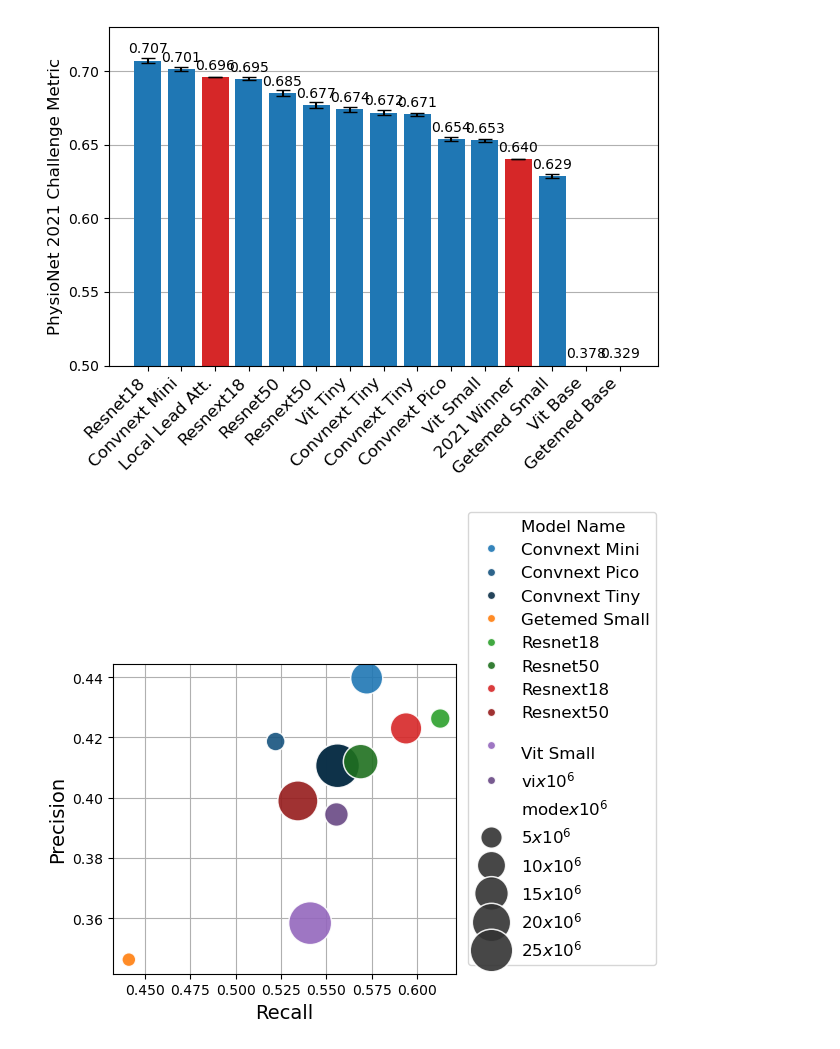
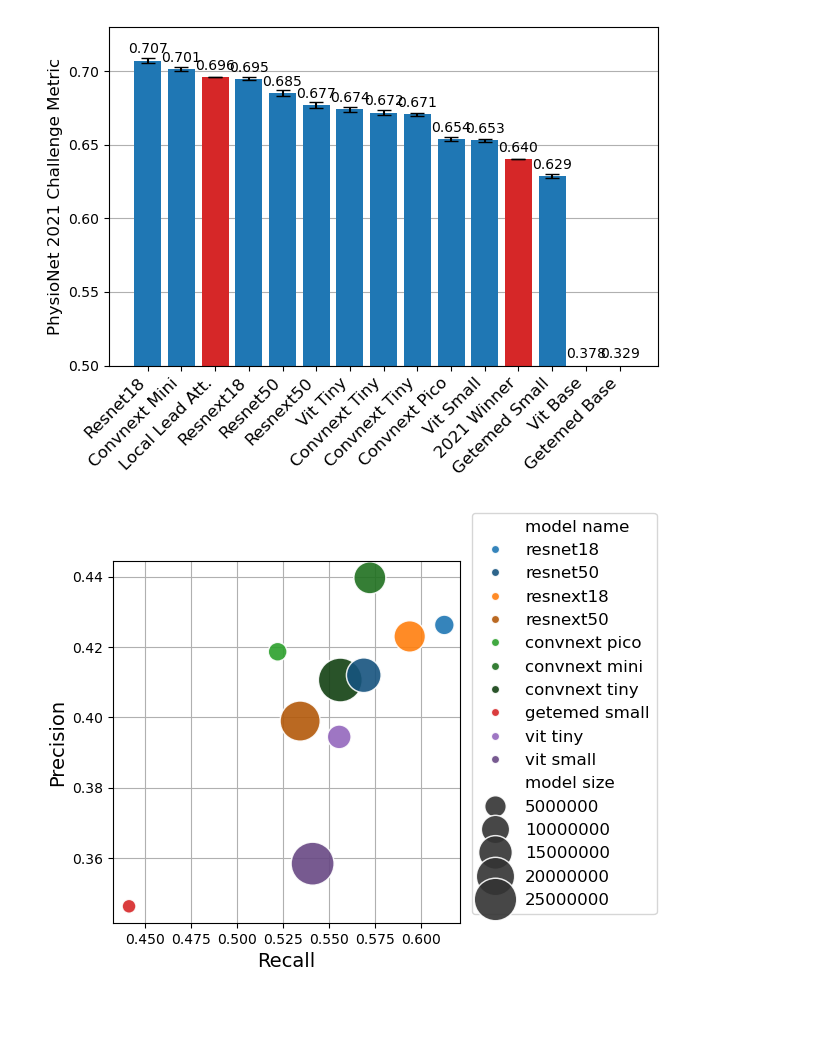
Before and after one commit to NabJa/scaling-ecg-models, a Jupyter notebook: notebooks/eval_baseline.ipynb, the cells around one changed output. Saved outputs shown, nothing was run; the diff lists cells and outputs as text; code cells hidden in the pictures; blank space fills up the shorter version.

```diff
--- a/notebooks/eval_baseline.ipynb
+++ b/notebooks/eval_baseline.ipynb
@@ -12,6 +25,8 @@ from scaling.models.model_factory import MODELS
 def count_params(model):
     return sum([x.numel() for x in model.parameters() if x.requires_grad])
 # %%
+_ = MODELS.pop("scalable_resnet") # Slightly different functionality. Has to be removed
+
 model_sizes = {k: count_params(v()) for k, v in MODELS.items()}
 # %% [markdown]
 # Loading training summarys
@@ -243,3 +171 @@ results.to_csv("evaluation2.csv")
-# %%
-results = pd.read_csv("evaluation2.csv", index_col=0)
 # %%
@@ -302,78 +265,40 @@ results["model_size"] = results.model_name.apply(lambda x: model_sizes[x])
 # %%
-import matplotlib.pyplot as plt
-from matplotlib.colors import ListedColormap, to_rgba
-import seaborn as sns
-import numpy as np
-
-# Define the group sizes
-group_sizes = [3, 1, 2, 2, 2]
-
-# Base colormap (e.g., tab20)
-base_cmap = plt.get_cmap("tab10")
-
-# Generate slightly different colors for each group
-colors = []
-color_idx = 0  # Track base color index
-
-for group_size in group_sizes:
-    base_color = np.array(to_rgba(base_cmap(color_idx)))  # Base color
-    for i in range(group_size):
-        # Adjust brightness slightly for pairs
-        factor = 1 - 0.3 * (i % group_size)  # Slightly darker shades within the group
-        adjusted_color = base_color * factor
-        adjusted_color[3] = base_color[3]  # Preserve alpha
-        colors.append(adjusted_color)
-    color_idx += 1
-
-# Create the custom colormap
-custom_cmap = ListedColormap(colors)
-
-sorted_data = results[~results.model_name.isin(["vit_base", "getemed_base"])].sort_values("model_name")
-
-# plt.figure(figsize=(6, 6))
 ax = sns.scatterplot(
     data=sorted_data,
     x="Recall",
     y="Precision",
     hue="model_name",
+    hue_order=model_hue_order,
     size="model_size",
     sizes=(100, 1000),
     alpha=0.9,
     palette=custom_cmap.colors,
     zorder=2
 )
 
 plt.xlabel("Recall", fontsize=14)
 plt.ylabel("Precision", fontsize=14)
 xmin, xmax = plt.xlim()
 ymin, ymax = plt.ylim()
 
-# plt.xlim(0.15, xmax)
-# plt.ylim(0.15, ymax)
-
 # Change legend titles
 handles, labels = ax.get_legend_handles_labels()
 legend = ax.legend(
     title="",
     fontsize=12,
     bbox_to_anchor=(1.01, 0),  # Set the location
     loc="lower left"          # Anchor point of the legend box
 )
 
 for i, text in enumerate(legend.get_texts()):
     _text = text.get_text()
-    if i < 10:
-        new_text = _text.replace("_", " ").title()
-        if i == 9:
-            new_text = "\n" + new_text
-        text.set_text(new_text)
-    else:
-        text.set_text(_text[:-6] + "$x 10^6$")
+    new_text = _text.replace("_", " ")
+    text.set_text(new_text)
 
 plt.grid()
 plt.tight_layout()
 plt.savefig("./plots/baseline_recall_precision.png", dpi=280)
 plt.show()
 # %% [output]
-[figure, old version]
+[figure, new version]
 # %%
```
Also changed, not shown: parts of 37 cells of this notebook, 27 other files.
